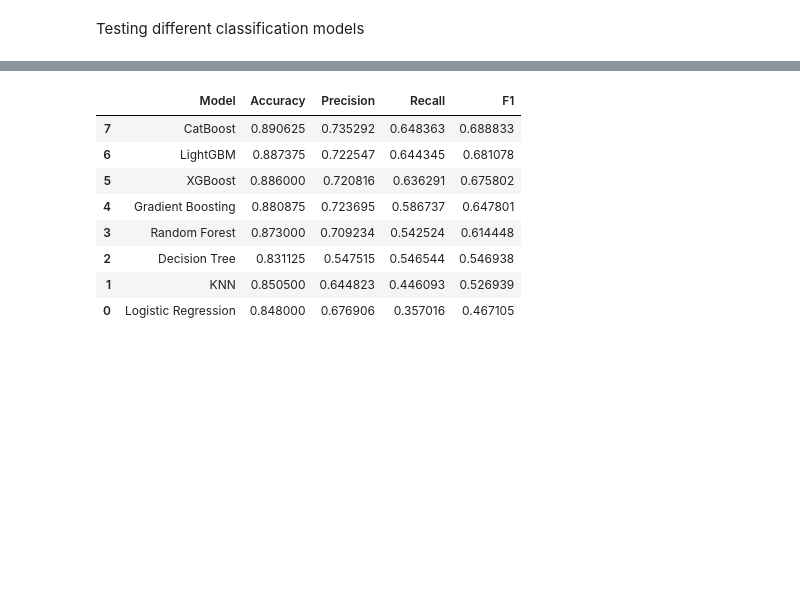
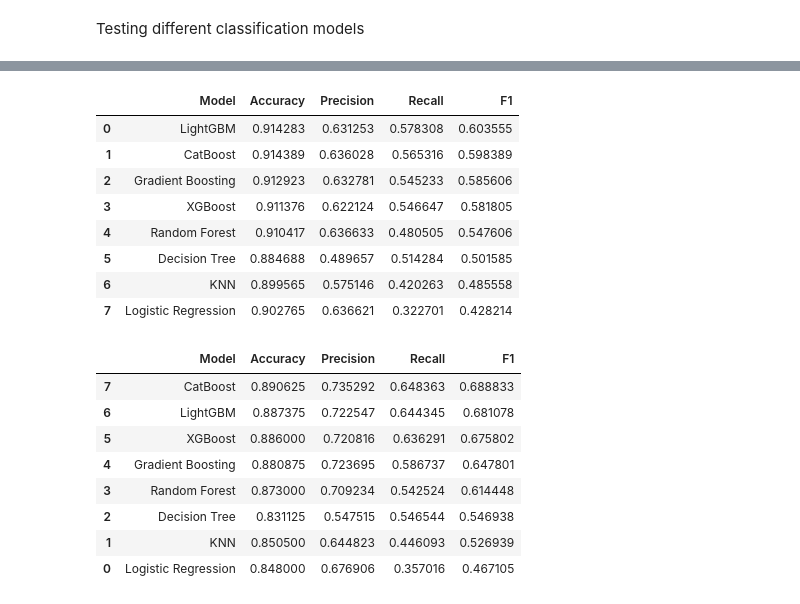
Before and after one commit to ElieTrigano/CRP_VC, a Jupyter notebook: model_v1_cleaned.ipynb, the cells around one changed output, grey strips where cells are left out. Cells and saved outputs as stored; diff of their text form; code cells hidden in the pictures; blank space fills up the shorter version.

```diff
--- a/model_v1_cleaned.ipynb
+++ b/model_v1_cleaned.ipynb
@@ -494,5 +536,17 @@ It took 183.90690398216248 seconds to fit and evaluate the model
 --------------------------------------
 Finished fitting and evaluating all the models
+# %%
+df_classification_result # with whole dataset with correct dataset if NB_PURCHASED < 3
+# %% [output]
+|  | Model | Accuracy | Precision | Recall | F1 |
+| 0 | LightGBM | 0.914283 | 0.631253 | 0.578308 | 0.603555 |
+| 1 | CatBoost | 0.914389 | 0.636028 | 0.565316 | 0.598389 |
+| 2 | Gradient Boosting | 0.912923 | 0.632781 | 0.545233 | 0.585606 |
+| 3 | XGBoost | 0.911376 | 0.622124 | 0.546647 | 0.581805 |
+| 4 | Random Forest | 0.910417 | 0.636633 | 0.480505 | 0.547606 |
+| 5 | Decision Tree | 0.884688 | 0.489657 | 0.514284 | 0.501585 |
+| 6 | KNN | 0.899565 | 0.575146 | 0.420263 | 0.485558 |
+| 7 | Logistic Regression | 0.902765 | 0.636621 | 0.322701 | 0.428214 |
 # %%
 df_classification_result # with the subset of 10k rows with correct dataset
 # %% [output]
```
Also changed, not shown: parts of 5 cells of this notebook, 4 other files.
